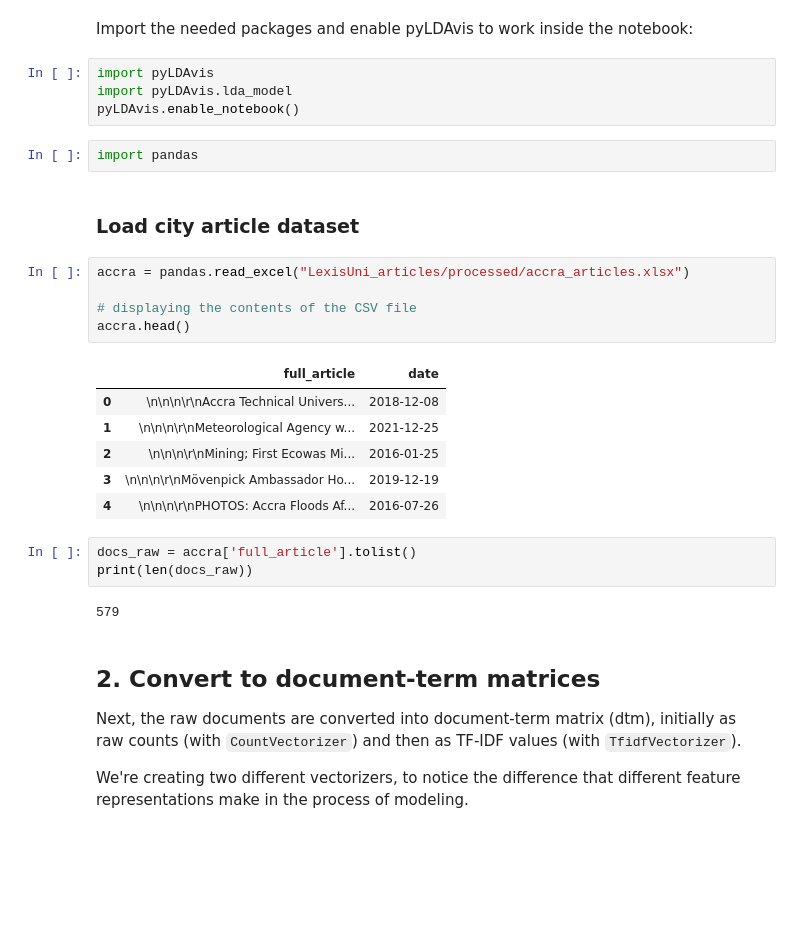
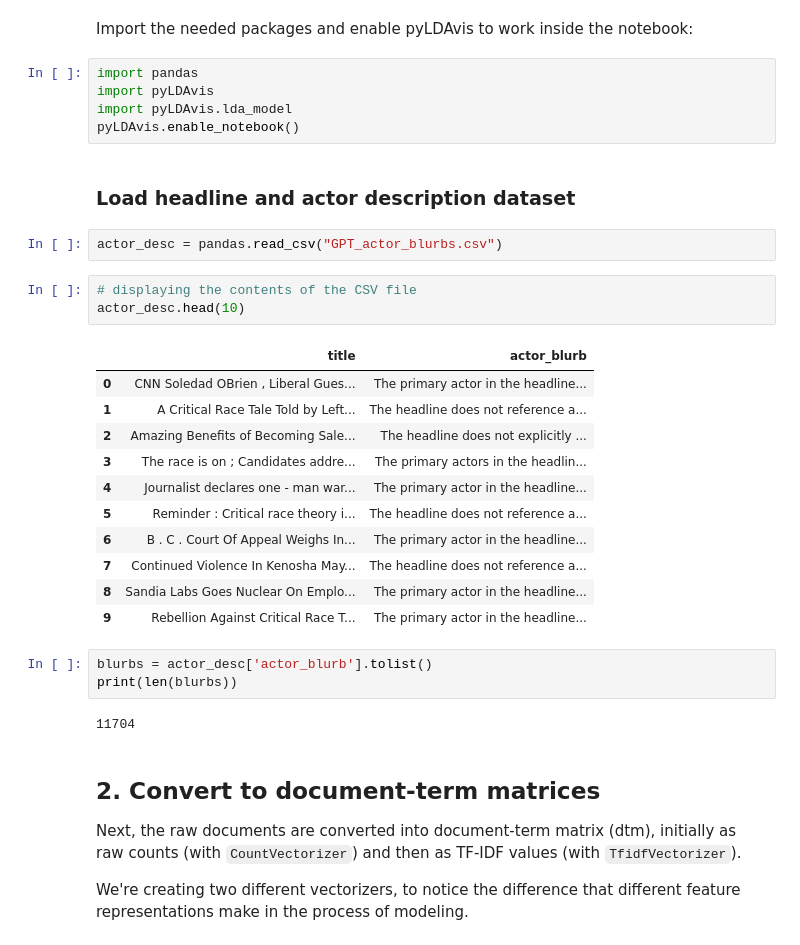
Before and after one commit to annalieb/Senior-Thesis, a Jupyter notebook: GPT_labeling/augmentation_approach/actor-topic-modeling.ipynb, the cells around one changed output. Saved outputs shown, nothing was run; the diff lists cells and outputs as text; blank space fills up the shorter version.

```diff
--- a/GPT_labeling/augmentation_approach/actor-topic-modeling.ipynb
+++ b/GPT_labeling/augmentation_approach/actor-topic-modeling.ipynb
@@ -13,30 +11,34 @@ Now install `pyLDAvis`:
 # %% [markdown]
 Import the needed packages and enable pyLDAvis to work inside the notebook:
 # %%
+import pandas
 import pyLDAvis
 import pyLDAvis.lda_model
 pyLDAvis.enable_notebook()
-# %%
-import pandas
 # %% [markdown]
-### Load city article dataset
+### Load headline and actor description dataset
 # %%
-accra = pandas.read_excel("LexisUni_articles/processed/accra_articles.xlsx")
-
-# displaying the contents of the CSV file
-accra.head()
+actor_desc = pandas.read_csv("GPT_actor_blurbs.csv")
-# %% [output]
-|  | full_article | date |
-| 0 | \n\n\n\r\nAccra Technical Univers... | 2018-12-08 |
-| 1 | \n\n\n\r\nMeteorological Agency w... | 2021-12-25 |
-| 2 | \n\n\n\r\nMining; First Ecowas Mi... | 2016-01-25 |
-| 3 | \n\n\n\r\nMövenpick Ambassador Ho... | 2019-12-19 |
-| 4 | \n\n\n\r\nPHOTOS: Accra Floods Af... | 2016-07-26 |
+# %%
+# displaying the contents of the CSV file
+actor_desc.head(10)
+# %% [output]
+|  | title | actor_blurb |
+| 0 | CNN Soledad OBrien , Liberal Gues... | The primary actor in the headline... |
+| 1 | A Critical Race Tale Told by Left... | The headline does not reference a... |
+| 2 | Amazing Benefits of Becoming Sale... | The headline does not explicitly ... |
+| 3 | The race is on ; Candidates addre... | The primary actors in the headlin... |
+| 4 | Journalist declares one - man war... | The primary actor in the headline... |
+| 5 | Reminder : Critical race theory i... | The headline does not reference a... |
+| 6 | B . C . Court Of Appeal Weighs In... | The primary actor in the headline... |
+| 7 | Continued Violence In Kenosha May... | The headline does not reference a... |
+| 8 | Sandia Labs Goes Nuclear On Emplo... | The primary actor in the headline... |
+| 9 | Rebellion Against Critical Race T... | The primary actor in the headline... |
 # %%
-docs_raw = accra['full_article'].tolist()
-print(len(docs_raw))
+blurbs = actor_desc['actor_blurb'].tolist()
+print(len(blurbs))
 # %% [output]
-579
+11704
 # %% [markdown]
 <a id="sec2"></a>
 ## 2. Convert to document-term matrices
```
Also changed, not shown: parts of 10 cells of this notebook, 10 other files.
